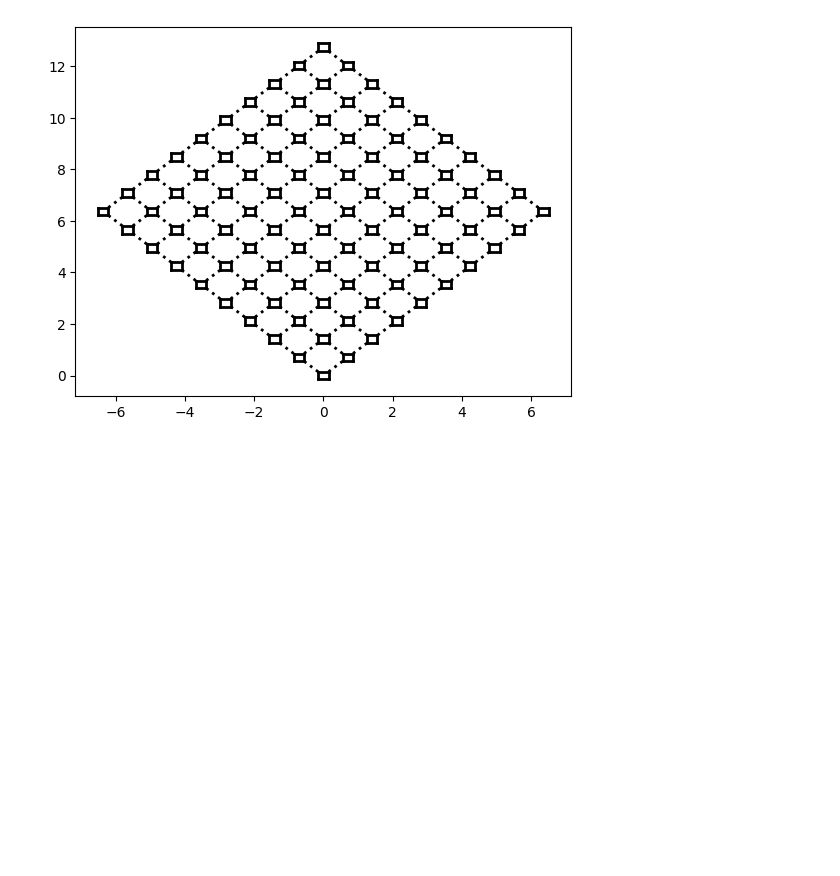
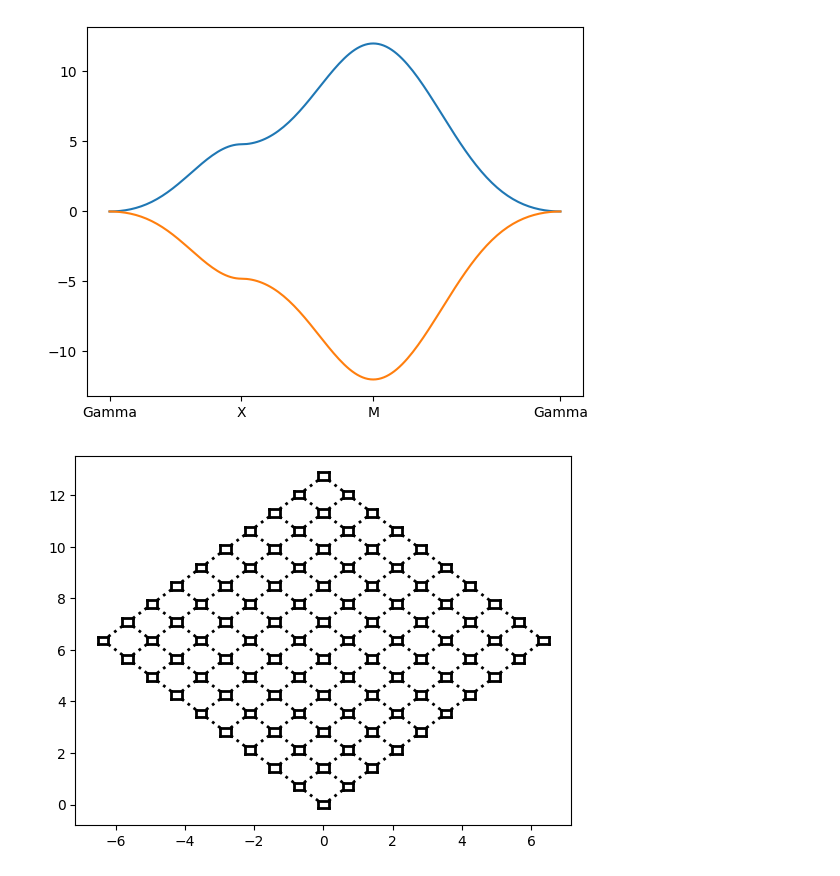
Before and after one commit to JonasHabel/magpy, a Jupyter notebook: playground/documentation_code.ipynb, the cells around one changed output. Drawn from its saved outputs; the diff is of its cells as text; code cells hidden in the pictures; blank space fills up the shorter version.

```diff
--- a/playground/documentation_code.ipynb
+++ b/playground/documentation_code.ipynb
@@ -1,3 +1,25 @@
+# %%
+import numpy as np
+from magpy.models import Model
+from magpy.lattice import SquareLattice
+from magpy.interactions import NthNearestNeighborHeisenbergInteraction
+from magpy import LSWT
+from magpy.plot import LSWT_plot
+
+lattice = SquareLattice()
+model = Model(lattice, interactions=[
+    NthNearestNeighborHeisenbergInteraction(lattice, n=1, J=-1.0),
+    NthNearestNeighborHeisenbergInteraction(lattice, n=2, J=0.1),
+], classical_ground_state=3/2 * np.array([[0, 0, 1]]))
+
+momentum_path = \
+    lattice.reciprocal_lattice.get_momentum_path_approx_equally_spaced(
+        ["Gamma", "X", "M", "Gamma"], 50)
+
+eigws, eigvs = LSWT.get_eigensystem_along_momentum_path(model, momentum_path)
+LSWT_plot.plot_energies_along_momentum_path(momentum_path, eigws)
+# %% [output]
+[figure, added]
 # %%
 import numpy as np
 from magpy.lattice import BravaisLattice
```
Also changed, not shown: parts of 2 cells of this notebook.
